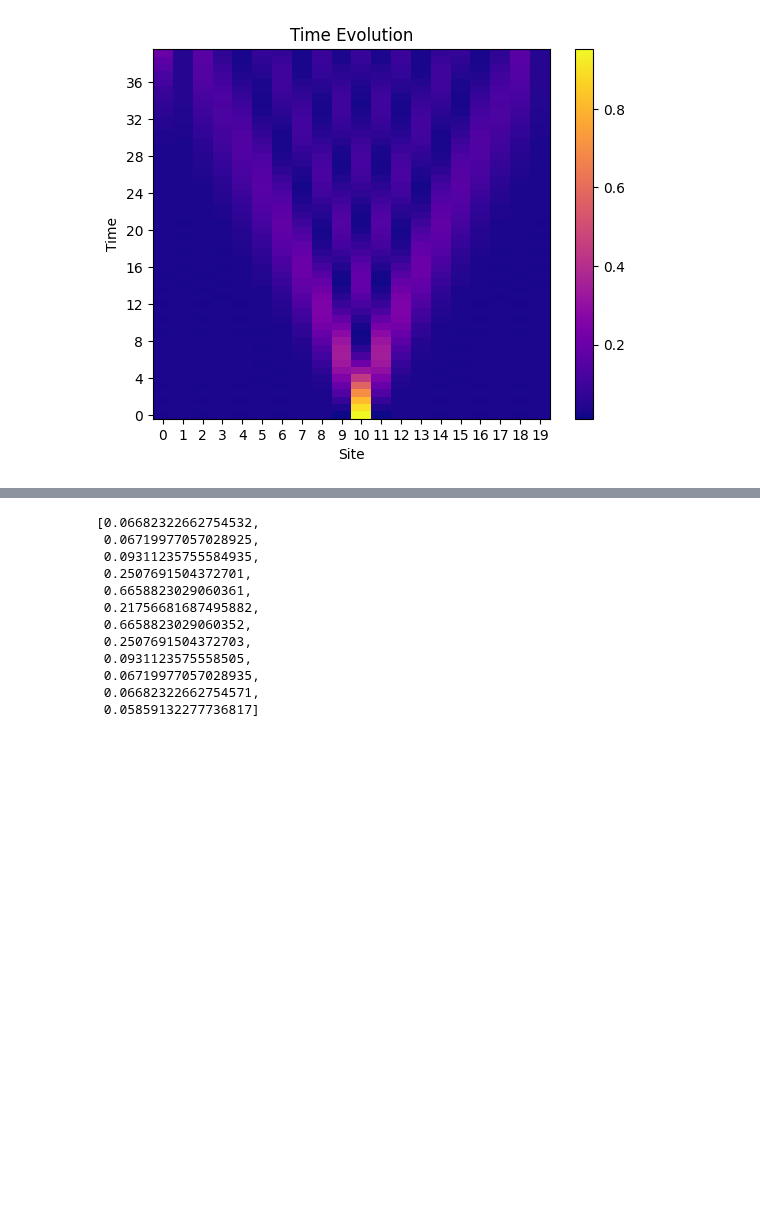
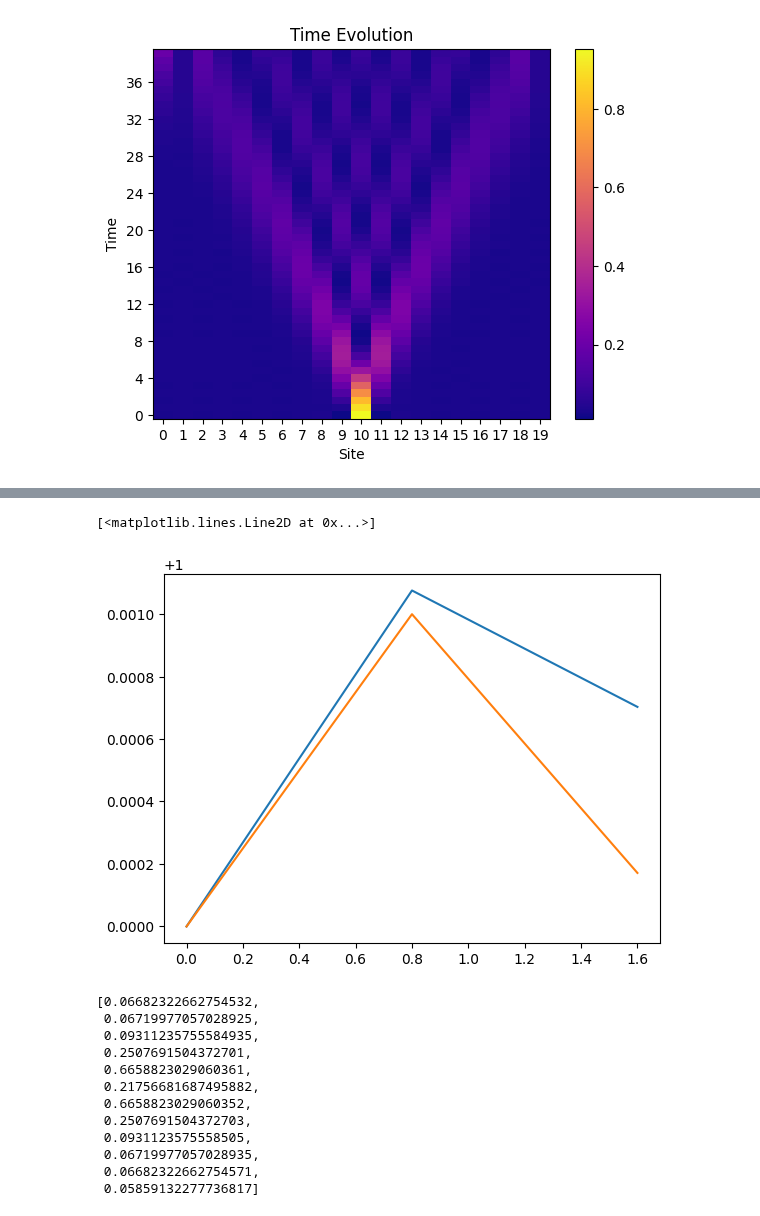
Before and after one commit to zhiyaol/string-breaking, a Jupyter notebook: Flow.ipynb, the cells around one changed output, grey strips where cells are left out. Drawn from its saved outputs; the diff is of its cells as text; code cells hidden in the pictures; blank space fills up the shorter version.

```diff
--- a/Flow.ipynb
+++ b/Flow.ipynb
@@ -220,3 +250,41 @@ plt.show()
+# %%
+# activate 1 site and time evolution
+# Sum of P1 expectationg value and sum of P0P1+P1P0 expectation value
+
+del_t = 0.8
+
+ts = np.arange(0, 2, del_t)
+sites = np.arange(0, nQQ, 1)
+
+final_state = initial1.copy()
+
+# save values at t = 0 point
+E_exps = 0
+M_exps = 0
+for loc in sites:
+    re_final = reverse_vac(-0.17939731, -0.10569839,final_state,nQQ)
+    E_exps += np.real(re_final.conj().T @ He_persite_scipy(nQQ,loc) @ re_final)
+    M_exps += np.real(re_final.conj().T @ Hm_persite(nQQ,loc).to_matrix(sparse = True) @ re_final)
+
+E_list = [E_exps]
+M_list = [M_exps/2]
+
+for i in range(len(ts)-1):
+    final_state = sp.sparse.linalg.expm_multiply(-1j * Hf * del_t,final_state)
+    E_exps = 0
+    M_exps = 0
+    for loc in sites:
+        re_final = reverse_vac(-0.17939731, -0.10569839,final_state,nQQ)
+        E_exps += np.real(re_final.conj().T @ He_persite_scipy(nQQ,loc) @ re_final)
+        M_exps += np.real(re_final.conj().T @ Hm_persite(nQQ,loc).to_matrix(sparse = True) @ re_final)
+    E_list.append(E_exps)
+    M_list.append(M_exps/2)
+# %%
+plt.plot(ts,E_list)
+plt.plot(ts,M_list)
+# %% [output]
+[<matplotlib.lines.Line2D at 0x...>]
+[figure, added]
 # %%
 # Time evolution. Evolve with e^(-iHt)
 
```
Also changed, not shown: parts of 9 cells of this notebook, 1 other file.
